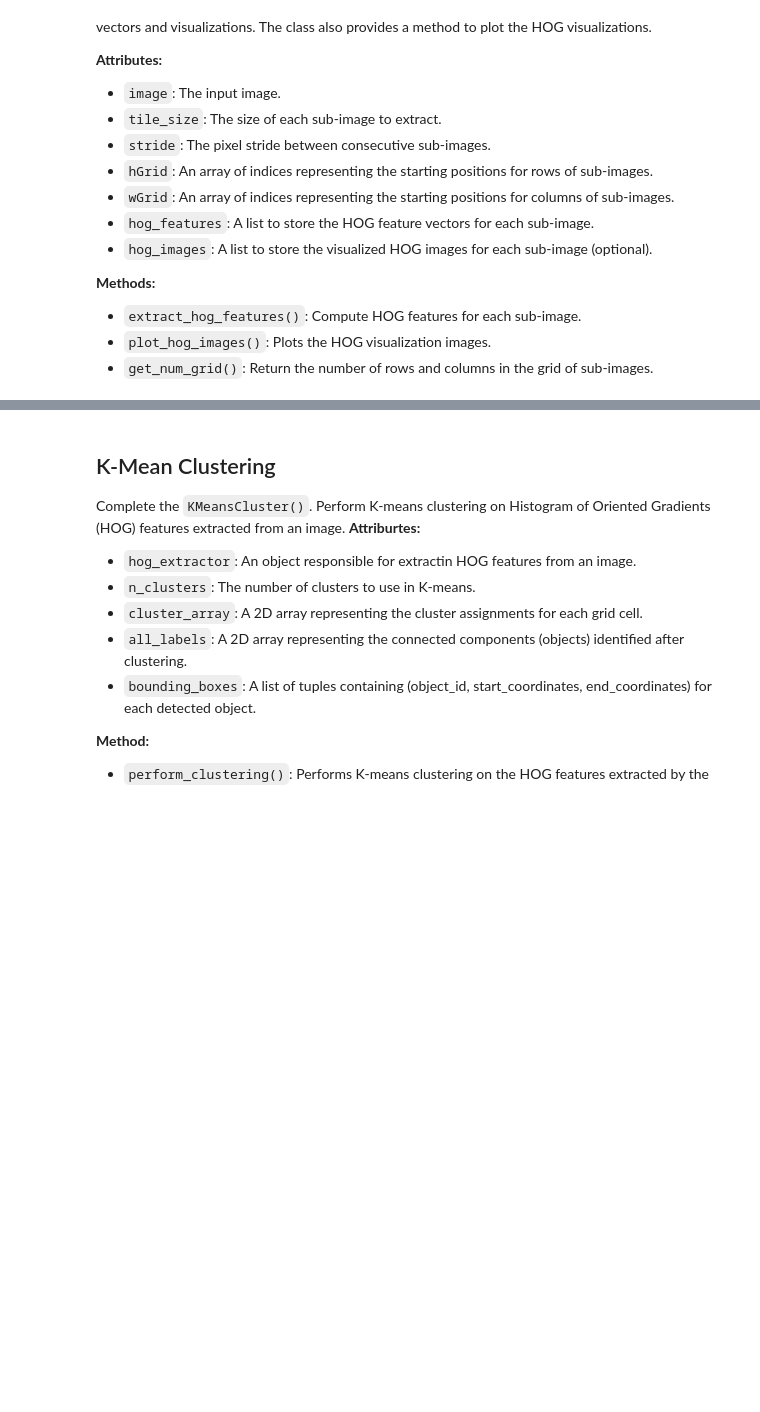
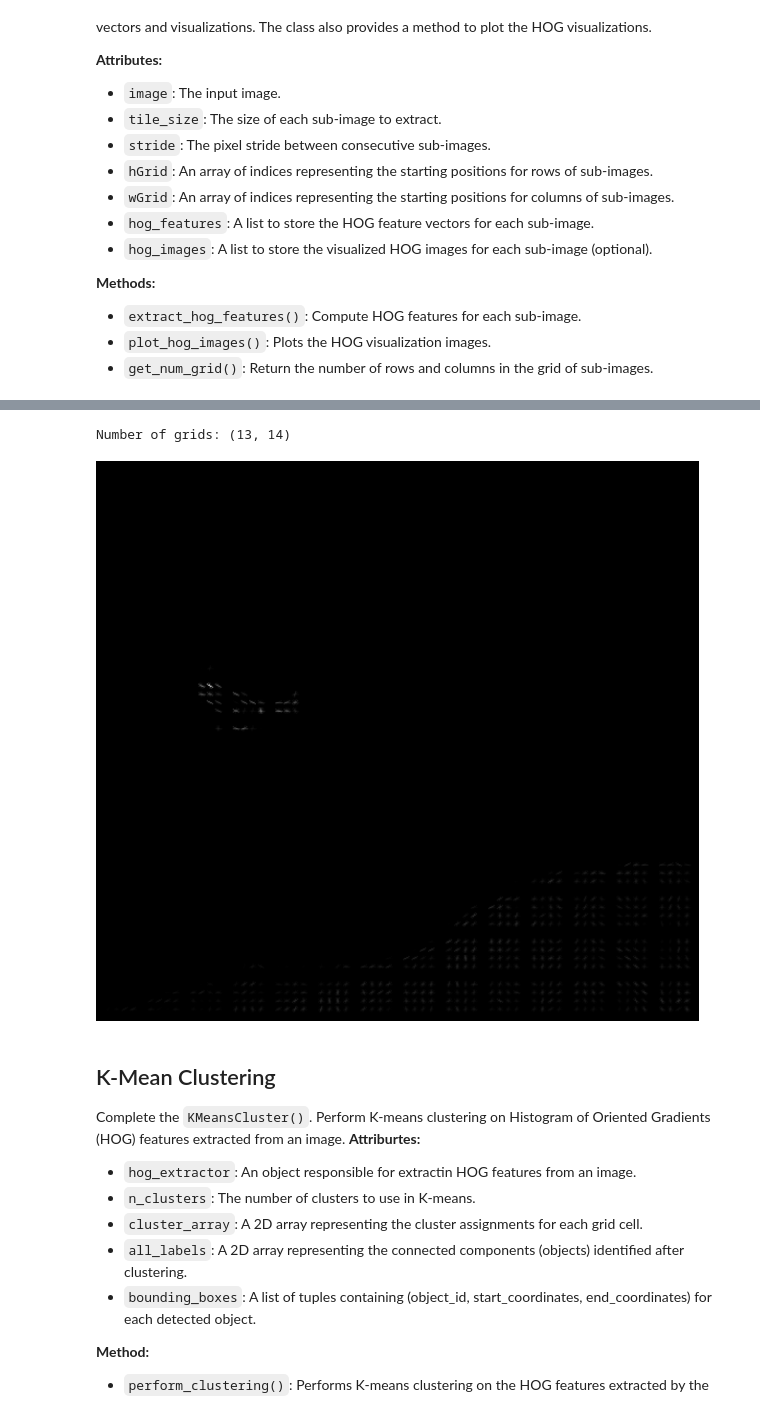
Before and after one commit to pomneii/Image-Processing, a Jupyter notebook: Lab3_Image-Segmentation/Lab3_Image Segmentation.ipynb, the cells around one changed output, grey strips where cells are left out. Cells and saved outputs as stored; diff of their text form; code cells hidden in the pictures; blank space fills up the shorter version.

```diff
--- a/Lab3_Image-Segmentation/Lab3_Image Segmentation.ipynb
+++ b/Lab3_Image-Segmentation/Lab3_Image Segmentation.ipynb
@@ -68,26 +90,3 @@ That extracts Histogram of Oriented Gradients features from sub-images of a larg
 - `extract_hog_features()`: Compute HOG features for each sub-image.
 - `plot_hog_images()`: Plots the HOG visualization images.
 - `get_num_grid()`: Return the number of rows and columns in the grid of sub-images.
-# %%
-### START CODE HERE ###
-class HOGSubimageExtractor:
-    def __init__(self, image, tile_size, stride):
-        self.image = None
-        self.tile_size = None
-        self.stride = None
-        self.h, self.w, _ = None
-        self.hGrid = None
-        self.wGrid = None
-        self.hog_features = []
-        self.hog_images = []
-        self.extract_hog_features()
-
-    def extract_hog_features(self):
-        pass
-
-    def plot_hog_images(self):
-        pass
-
-    def get_num_grid(self):
-        return len(self.hGrid), len(self.wGrid)
-### END CODE HERE ###
@@ -107,13 +201,16 @@ Let's use `HOGSubimageExtractor()` in the cell below.
 </details>
 # %%
 ### START CODE HERE ###
-tile_size = None
-stride = None
-hog_extractor = HOGSubimageExtractor(None)
+tile_size = (32, 32)
+stride = (32, 32)
+hog_extractor = HOGSubimageExtractor(rgb_img, tile_size, stride)
 num_grid = hog_extractor.get_num_grid()
 print(f'Number of grids: {num_grid}')
 hog_extractor.plot_hog_images()
 ### END CODE HERE ###
+# %% [output]
+Number of grids: (13, 14)
+[figure, added]
 # %% [markdown]
 ## K-Mean Clustering
 Complete the `KMeansCluster()`.
```
Also changed, not shown: parts of 14 cells of this notebook, 3 other files.
